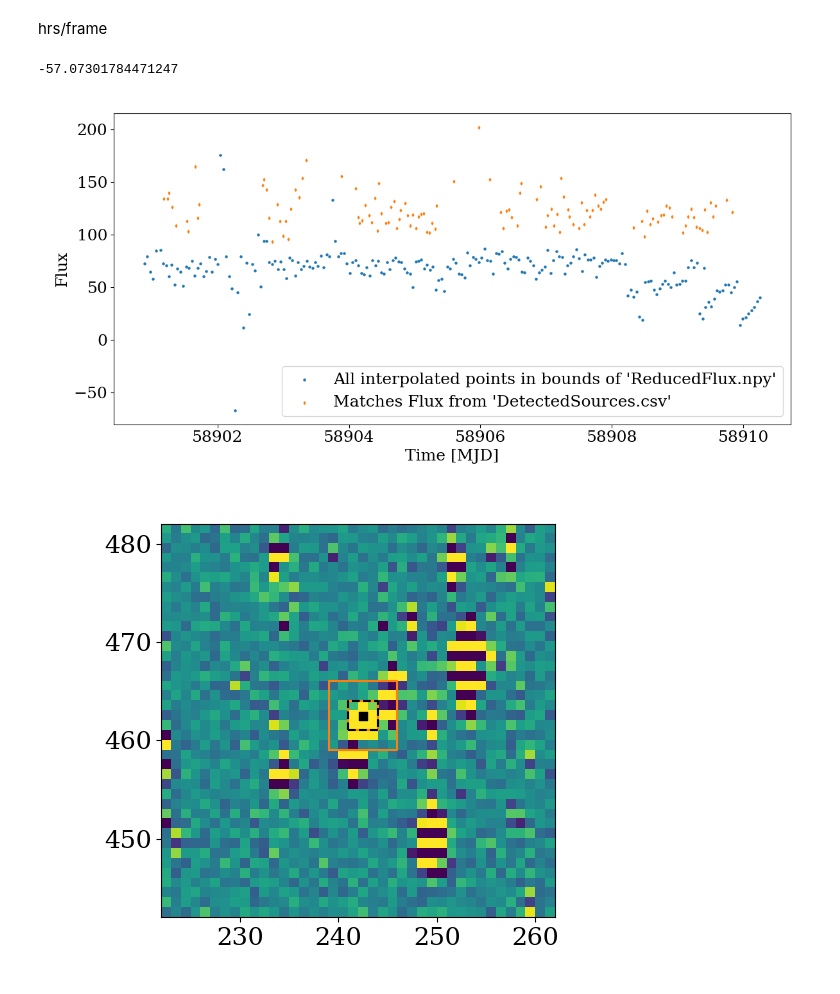
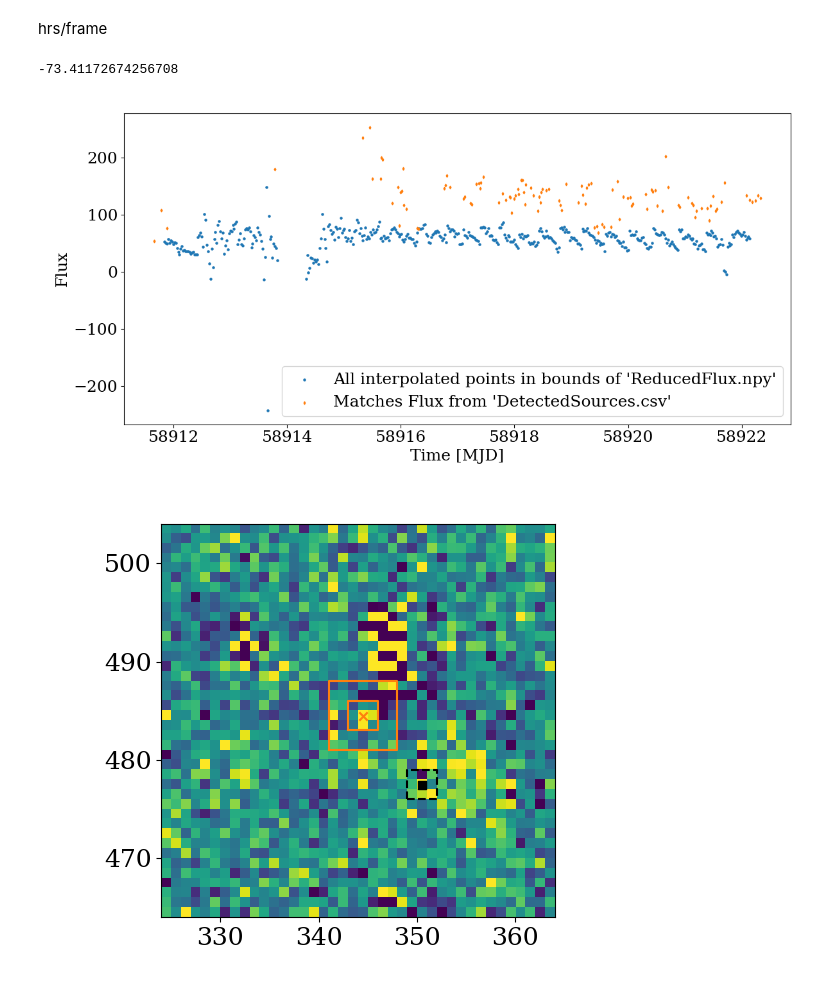
Before and after one commit to ble61/ASTR480, a Jupyter notebook: Test Code/allDataTest.ipynb, the cells around one changed output. Saved outputs shown, nothing was run; the diff lists cells and outputs as text; code cells hidden in the pictures.

```diff
--- a/Test Code/allDataTest.ipynb
+++ b/Test Code/allDataTest.ipynb
@@ -22,7 +22,7 @@ plt.rcParams.update({
 
 timeOffset = 2400000.5
 
-sector = 29
+sector = 22
 cam = 1
 ccd = 3
 cut = 7
@@ -30,7 +30,7 @@ cut = 7
 
 interpedPos = pd.read_csv(f"./InterpolatedQuerryResult_{sector}_{cam}_{ccd}_{cut}.csv")
 
-name = " 1999 JE82 "
+name = "Ruff"
 
 interpedNamePosIDs = interpedPos.index[interpedPos["Name"] == name]
 interpedNamePos = interpedPos.loc[interpedNamePosIDs]
@@ -85,7 +85,7 @@ frameTimes = np.linspace(startTime,endTime,numFrames)
 
 #!broken way: frameNums = [ np.argmin(np.abs(frameTimes-(time-timeOffset))) for time in interpedNamePos["epoch"]] #2400000.5 is ofset between JD and MJD
 
-frameNums = [ np.argmin(np.abs(timesFromOz -(time-timeOffset))) for time in interpedNamePos["epoch"]] #2400000.5 is
+frameNums = [ np.argmin(np.abs(timesFromOz -(time))) for time in interpedNamePos["MJD"]] #2400000.5 is
 
 # interpedNamePos["epoch"].max() - interpedNamePos["epoch"].min()
 
@@ -122,8 +122,8 @@ for f,y,x in zip(fsIn, ysIn, xsIn): #????looks like x and y is flipped
 
 thisLC = allFluxes[fsIn,ysIn,xsIn] #????looks like x and y is flipped
 
-# plt.figure()
+plt.figure()
 
-# plt.scatter(frameTimes[fsIn], sumFluxes)
+plt.scatter(frameTimes[fsIn], sumFluxes)
 # %% [output]
 WARNING: FITSFixedWarning: The WCS transformation has more axes (2) than the image it is associated with (0) [astropy.wcs.wcs]
@@ -172,7 +173,7 @@ matchedMeanFlux = np.mean(matchedNamePos["flux"])
 
 # ax.scatter(matchedNamePos["Time"]-timeOffset, matchedNamePos["flux"]-matchedMeanFlux, s=pSize, label = f"Matches Flux from Detected Sources (around 0 by subtracting mean = {matchedMeanFlux.round(2)})")
 
-ax.scatter(matchedNamePos["Time"]-timeOffset, matchedNamePos["flux"], s=pSize, marker="d",label = f"Matches Flux from 'DetectedSources.csv'")
+ax.scatter(matchedNamePos["Time"], matchedNamePos["flux"], s=pSize, marker="d",label = f"Matches Flux from 'DetectedSources.csv'")
 
 ax.legend()
 
@@ -182,8 +183,8 @@ ax.legend()
 
 np.nanmean(sumFluxes)- matchedMeanFlux
 # %% [output]
--57.07301784471247
+-73.41172674256708
-[figure, old version]
+[figure, new version]
 # %%
 point = 123
 numPx = 20
@@ -235,36 +236,39 @@ adjCom = (int(round(com[0]+y-3)), int(round(com[1]+x-3)))
 
 ax.scatter(adjCom[1]+0.5, adjCom[0]+0.5, marker="s", c="k")
 
 ax.plot([adjCom[1]-sumDown,adjCom[1]+sumUp,adjCom[1]+sumUp,adjCom[1]-sumDown,adjCom[1]-sumDown],[adjCom[0]-sumDown,adjCom[0]-sumDown,adjCom[0]+sumUp,adjCom[0]+sumUp,adjCom[0]-sumDown], c="k", ls="--")
 
 comSum = np.sum(allFluxes[fsIn[point],adjCom[0]-sumDown:adjCom[0]+sumUp,adjCom[1]-sumDown:adjCom[1]+sumUp])
 
 sumFluxesCom = []
 
 for f,y,x in zip(fsIn, ysIn, xsIn): #????looks like x and y is flipped
 
     shape = allFluxes.shape
 
     ymin = y-checkDown
     ymax = y+checkUp
     xmin = x-checkDown
     xmax = x+checkDown
 
     if ymin < 0: ymin = 0
     if ymax >= shape[1]: ymax = shape[1] -1
     if xmin< 0: xmin = 0
     if xmax >= shape[2]: xmax = shape[2]-1
 
     com = np.round(ndimage.center_of_mass(allFluxes[f,ymin:ymax,xmin:xmax]))
-
-    adjCom = (int(round(com[0]+y-3)), int(round(com[1]+x-3)))
+    try:
+        adjCom = (int(round(com[0]+y-3)), int(round(com[1]+x-3)))
+    except:
+        sumFluxesCom.append(np.nan)
+        continue
 
     x2 = adjCom[1]
     y2 = adjCom[0]
 
     sumFluxesCom.append(np.sum(allFluxes[f,y2-sumDown:y2+sumUp,x2-sumDown:x2+sumUp]))
 # %% [output]
-[figure, old version]
+[figure, new version]
 # %%
 allFluxes[10, allFluxes.shape[1]-1, 3]
 # %% [output]
```
Also changed, not shown: parts of 8 cells of this notebook, 26 other files.
